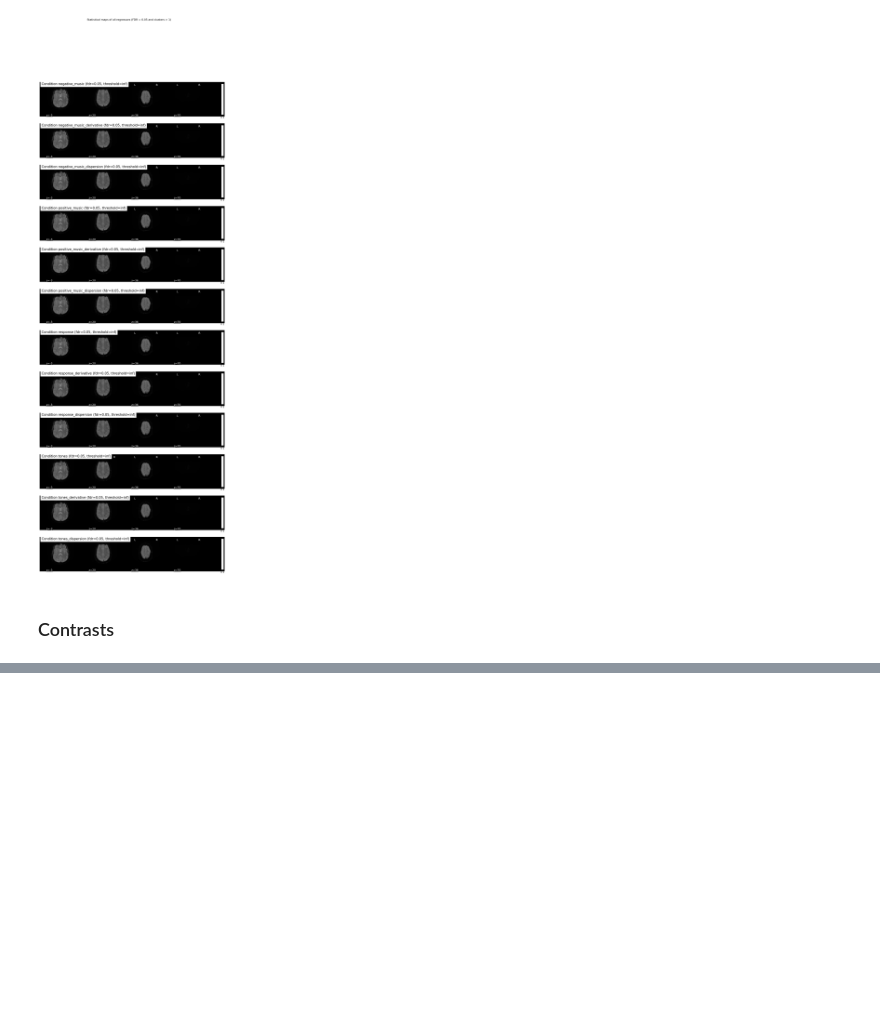
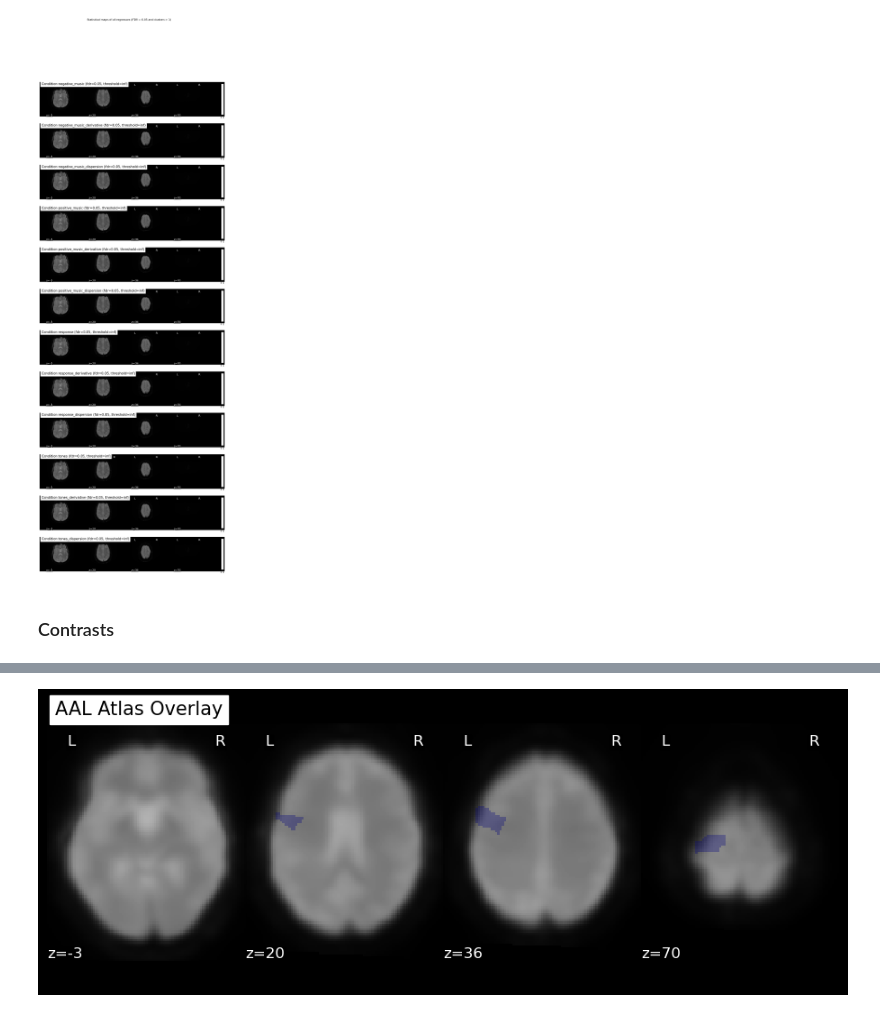
Before and after one commit to gdederichs/NSSP_project_1, a Jupyter notebook: design_matrix.ipynb, the cells around one changed output, grey strips where cells are left out. Saved outputs shown, nothing was run; the diff lists cells and outputs as text; code cells hidden in the pictures; blank space fills up the shorter version.

```diff
--- a/design_matrix.ipynb
+++ b/design_matrix.ipynb
@@ -275,34 +289,36 @@ NameError: name 'fmri_MNI' is not defined
 def make_mask_from_aal(mask_value, mask_name):
     # Load the AAL atlas
     aal_atlas = datasets.fetch_atlas_aal(version='SPM12')
     atlas_img = image.load_img(aal_atlas.maps)
     atlas_data = atlas_img.get_fdata()  # Extract atlas data as numpy array
 
     # Create a binary mask for the specified region
     mask_data = atlas_data == mask_value
 
     # Create a new Nifti image with the mask
     mask_img = nib.Nifti1Image(mask_data.astype(np.uint8), atlas_img.affine, atlas_img.header)
 
     # Save the mask
     if ".nii" not in mask_name:
         mask_name += ".nii"
     nib.save(mask_img, mask_name)
 
 mask_value = 2001  # Replace with the region value from the AAL atlas
 mask_name = "mask.nii.gz"  # Name the mask file
 
 make_mask_from_aal(mask_value, mask_name)
 
 # Overlay AAL atlas mask on top of the fMRI
 plot_roi(mask_name,
-          bg_img=fmri_MNI,
+          bg_img=fMRI_MNI,
           display_mode='z',
           cut_coords=[-3, 20, 36, 70],
           alpha=0.3,
           title="AAL Atlas Overlay")
 
 plt.show()
+# %% [output]
+[figure, added]
 # %%
 for idx, label in enumerate(aal_atlas.labels):
     print('{:<21s} {}'.format(label, aal_atlas.indices[idx]))
```
Also changed, not shown: parts of 9 cells of this notebook, 6 other files.
